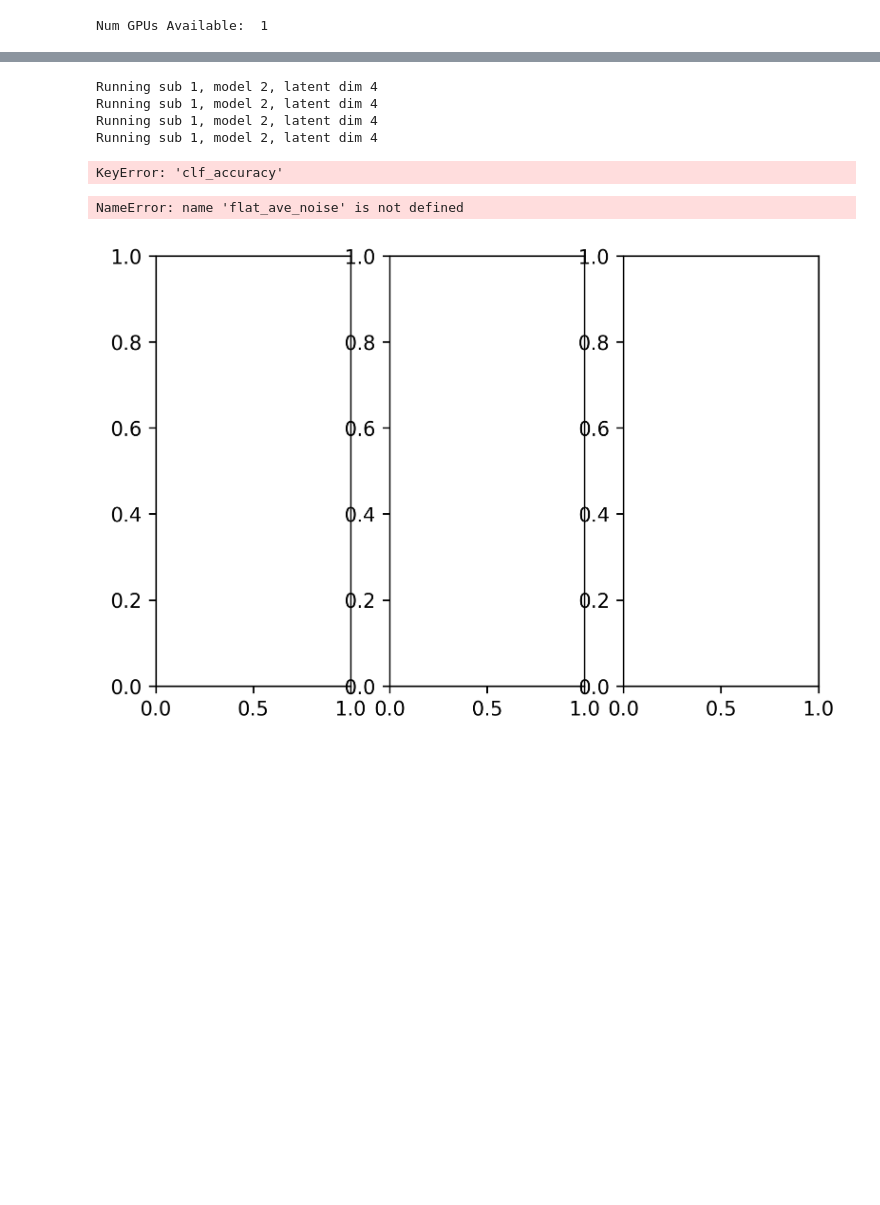
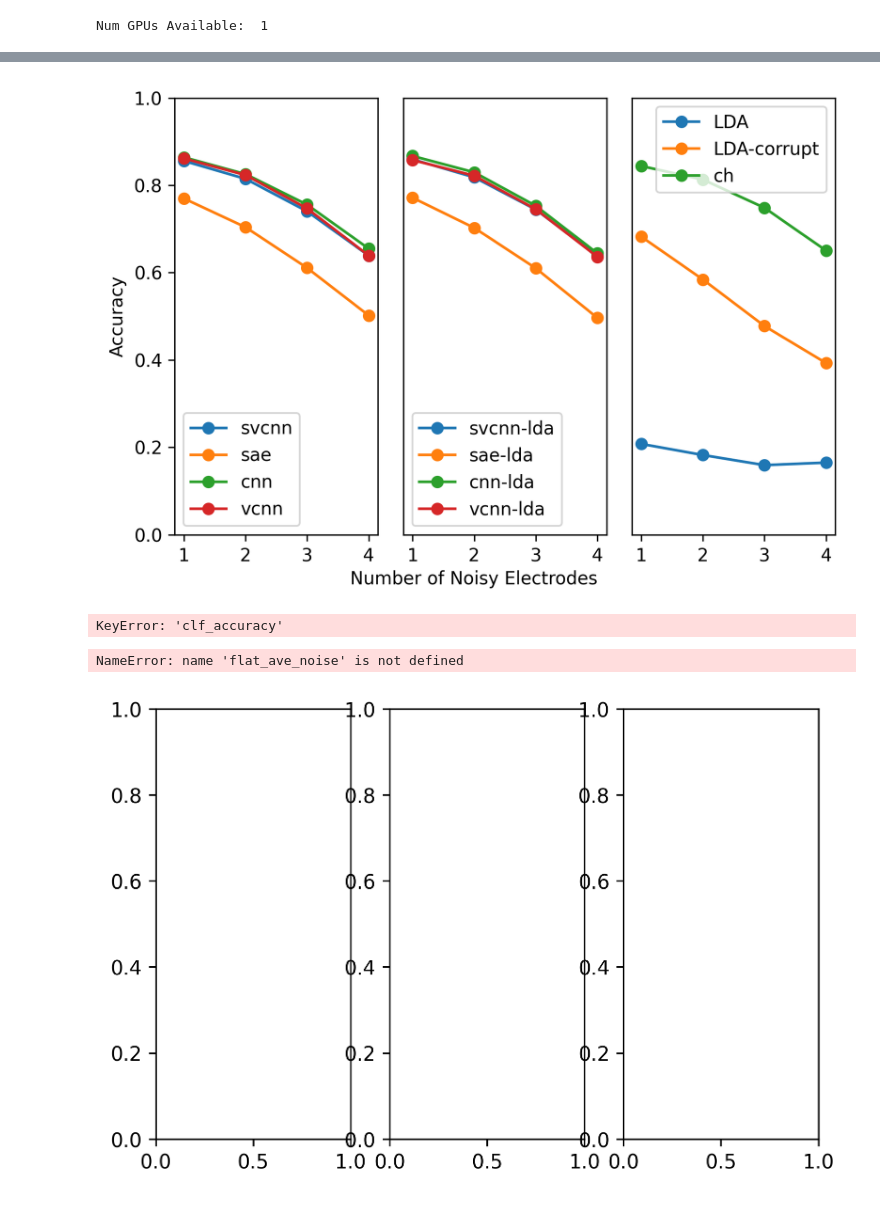
Before and after one commit to yuniteh/latent_rep, a Jupyter notebook: python/loop_main.ipynb, the cells around one changed output, grey strips where cells are left out. Saved outputs shown, nothing was run; the diff lists cells and outputs as text; code cells hidden in the pictures; blank space fills up the shorter version.

Commit message:
been awhile - all session functions working, need to add case for no training data

```diff
--- a/python/loop_main.ipynb
+++ b/python/loop_main.ipynb
@@ -108,16 +131,52 @@ for i in range(0,ch_max-1):
 # %%
-test_dict = {'sub_type':sub_type,'dt':'cv', 'sparsity':True, 'load':True, 'batch_size':128, 'latent_dim':4, 'epochs':50,'train_scale':5, 'n_train':'fullgaussflat4', 'n_test':'partgauss2','feat_type':'feat', 'noise':True}
+test_dict = {'sub_type':sub_type,'dt':'manual', 'mod_dt':'1012','sparsity':True, 'load':True, 'batch_size':128, 'latent_dim':5, 'epochs':30,'train_scale':5, 'n_train':'fullgaussflat4', 'n_test':'partgauss4','feat_type':'feat', 'noise':True}
 test_sess = session.Session(**test_dict)
-test_out = test_sess.loop_test(raw, params)
-for key,val in test_out.items():
-    exec(key + '=val')
+
+acc_all = np.full([np.max(params[:,0])+1, 3, 4, 15],np.nan)
+acc_clean = np.full([np.max(params[:,0])+1, 3, 4, 15],np.nan)
+acc_noise = np.full([np.max(params[:,0])+1, 3, 4, 15],np.nan)
+
+for i in range(3,6):
+    test_sess.n_test = 'partpos' + str(i)
+    # test_out = test_sess.loop_test(raw, params)
+    # for key,val in test_out.items():
+    #     exec(key + '=val')
+
+    foldername = test_sess.create_foldername()
+    filename = test_sess.create_filename(foldername,results=True)
+    with open(filename + '_results.p', 'rb') as f:
+        temp_all, temp_clean, temp_noise = pickle.load(f)
+    acc_all[:,i-3,:,:], acc_clean[:,i-3,:,:], acc_noise[:,i-3,:,:] = np.squeeze(temp_all),np.squeeze(temp_clean),np.squeeze(temp_noise)
 # test_dict = {'dt':'cv', 'sparsity':True, 'load':True, 'batch_size':128, 'latent_dim':4, 'epochs':50,'train_scale':5, 'n_train':'fullgaussflat4', 'n_test':'partgauss2','feat_type':'feat', 'noise':True}
 # acc_all, acc_noise, acc_clean, file_name = loop.loop_test(raw, params, sub_type,**test_dict)
+ave_noise= np.nanmean(acc_noise,axis=0)
+ave_clean = np.nanmean(acc_clean,axis=0)
+gauss_noise = np.nanmean(ave_noise,axis=1)
+gauss_clean = np.nanmean(ave_clean,axis=1)
-# %% [output]
-Running sub 1, model 2, latent dim 4
-Running sub 1, model 2, latent dim 4
-Running sub 1, model 2, latent dim 4
-Running sub 1, model 2, latent dim 4
+# %%
+# Plot accuracy vs. # noisy electrodes
+fig,ax = plt.subplots(1,3)
+for i in range(0,4):
+    ax[0].plot(gauss_noise[:,i],'-o')
+for i in range(5,9):
+    ax[1].plot(gauss_noise[:,i],'-o')
+for i in [10,11,14]:
+    ax[2].plot(gauss_noise[:,i],'-o')
+ax[0].set_ylabel('Accuracy')
+fig.text(0.5, 0, 'Number of Noisy Electrodes', ha='center')
+ax[0].legend(['svcnn','sae','cnn','vcnn'])
+ax[1].legend(['svcnn-lda','sae-lda','cnn-lda','vcnn-lda','rec-lda'])
+ax[2].legend(['LDA','LDA-corrupt','ch'])
+ax[1].set_yticks([])
+ax[2].set_yticks([])
+for i in range(0,3):
+    ax[i].set_ylim(0,1)
+    ax[i].set_xticks(range(0,4))
+    ax[i].set_xticklabels(['1','2','3','4'])
+
+fig.set_tight_layout(True)
+# %% [output]
+[figure, added]
 # %%
 ## Plot training metrics trajectories
 # initialize parameters
```
Also changed, not shown: parts of 3 cells of this notebook, 3 other files.
